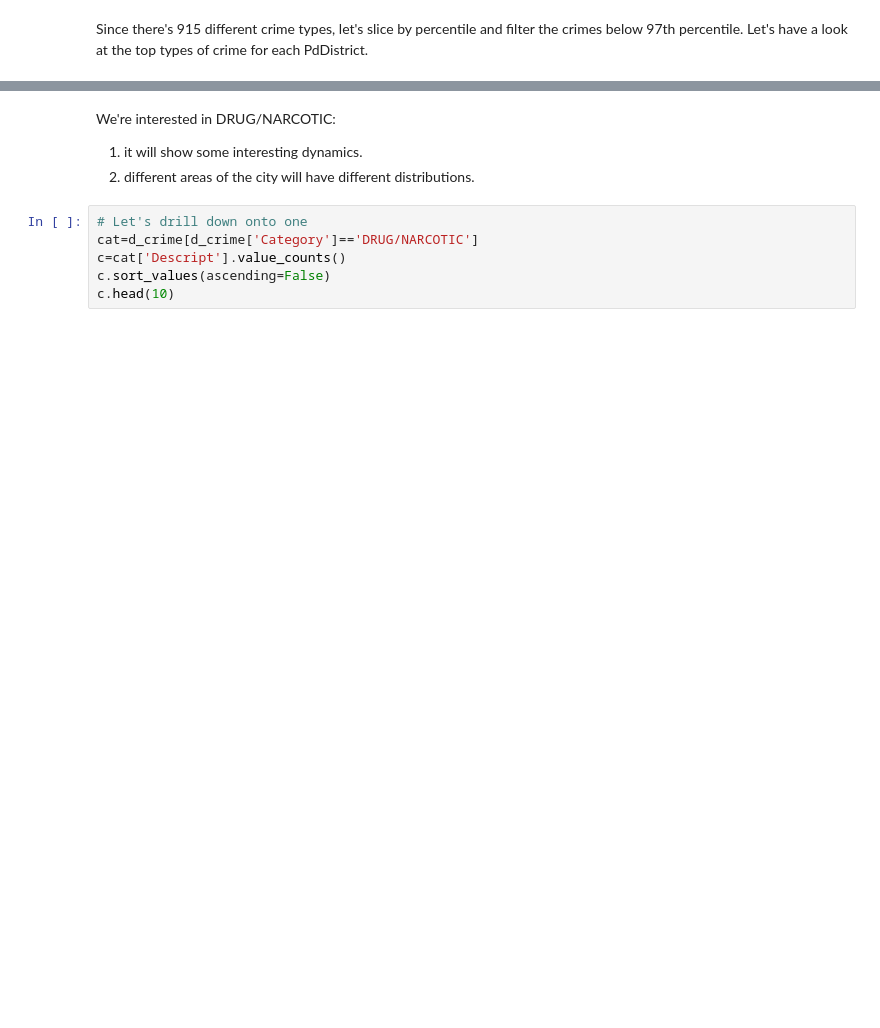
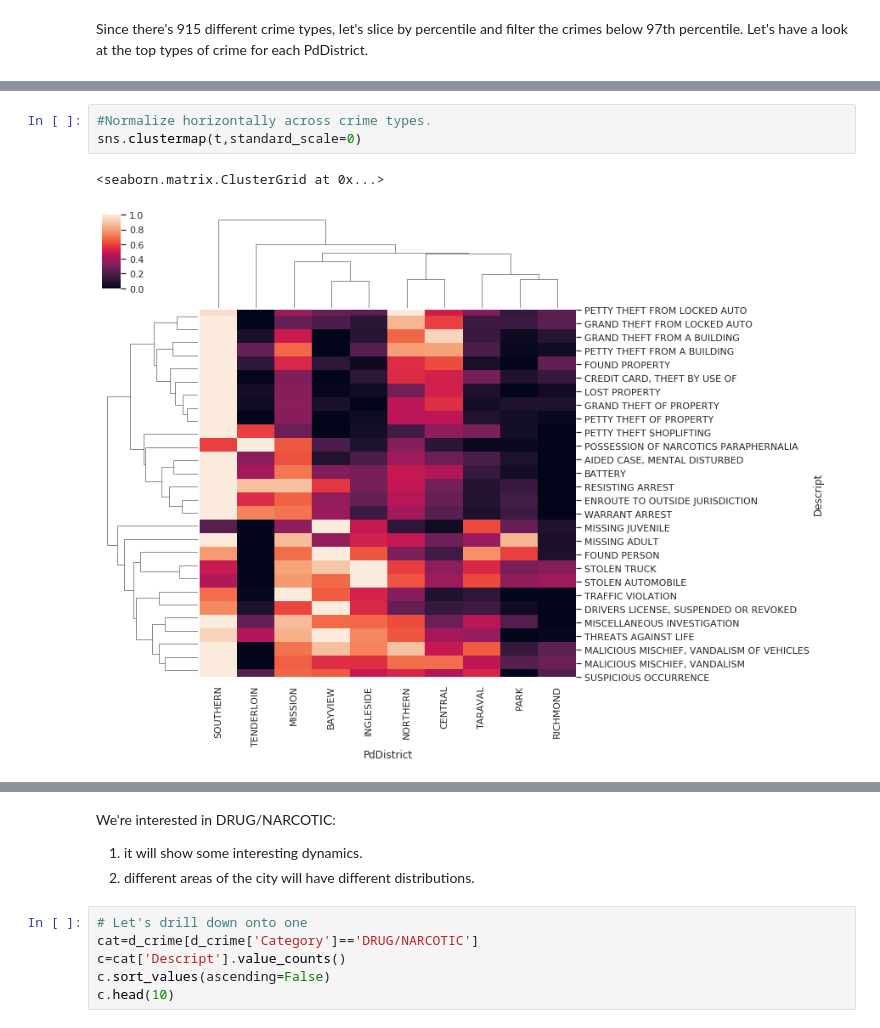
Before and after one commit to DATA-606-2023-FALL-TUESDAY/Jettem_Sushma, a Jupyter notebook: src/DrugAnalysisOpioid.ipynb, the cells around one changed output, grey strips where cells are left out. Saved outputs shown, nothing was run; the diff lists cells and outputs as text; blank space fills up the shorter version.

```diff
--- a/src/DrugAnalysisOpioid.ipynb
+++ b/src/DrugAnalysisOpioid.ipynb
@@ -179,0 +149,6 @@ plotdata(d_crime,'Category')
+# %%
+#Normalize horizontally across crime types.
+sns.clustermap(t,standard_scale=0)
+# %% [output]
+<seaborn.matrix.ClusterGrid at 0x...>
+[figure, added]
```
Also changed, not shown: parts of 44 cells of this notebook.
